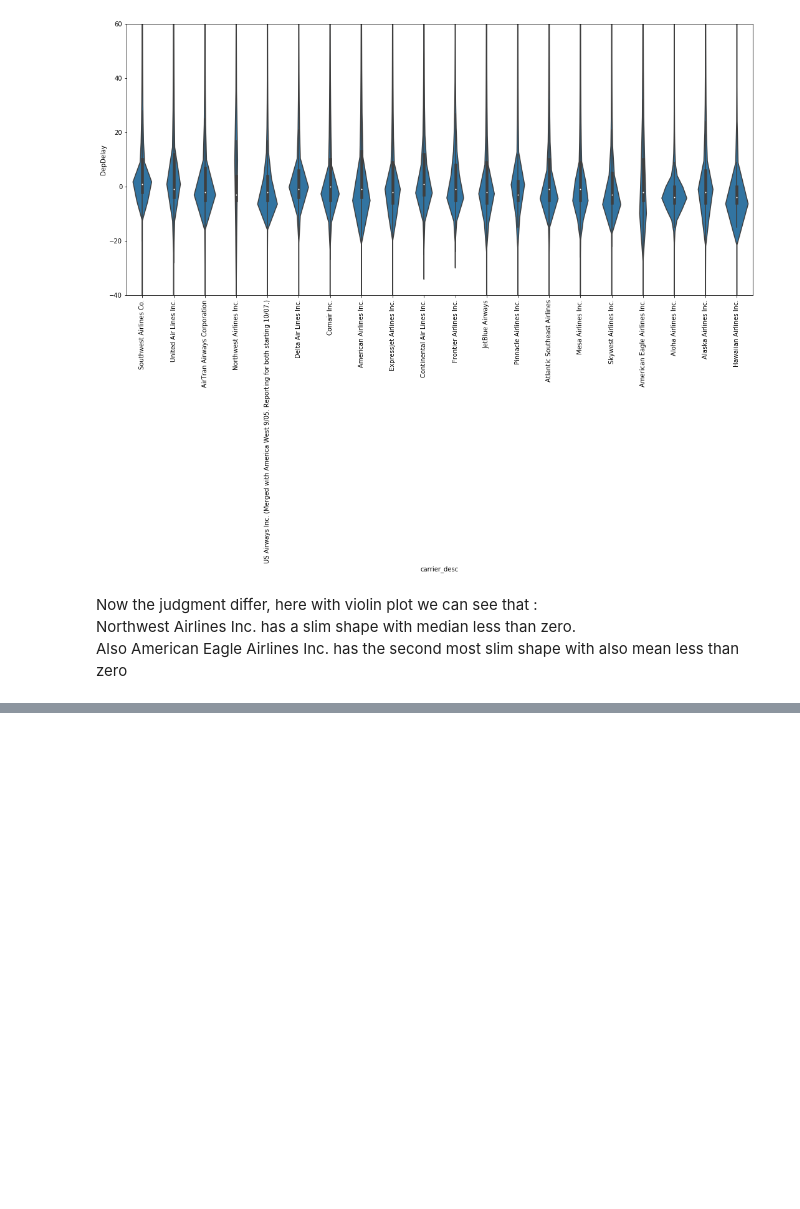
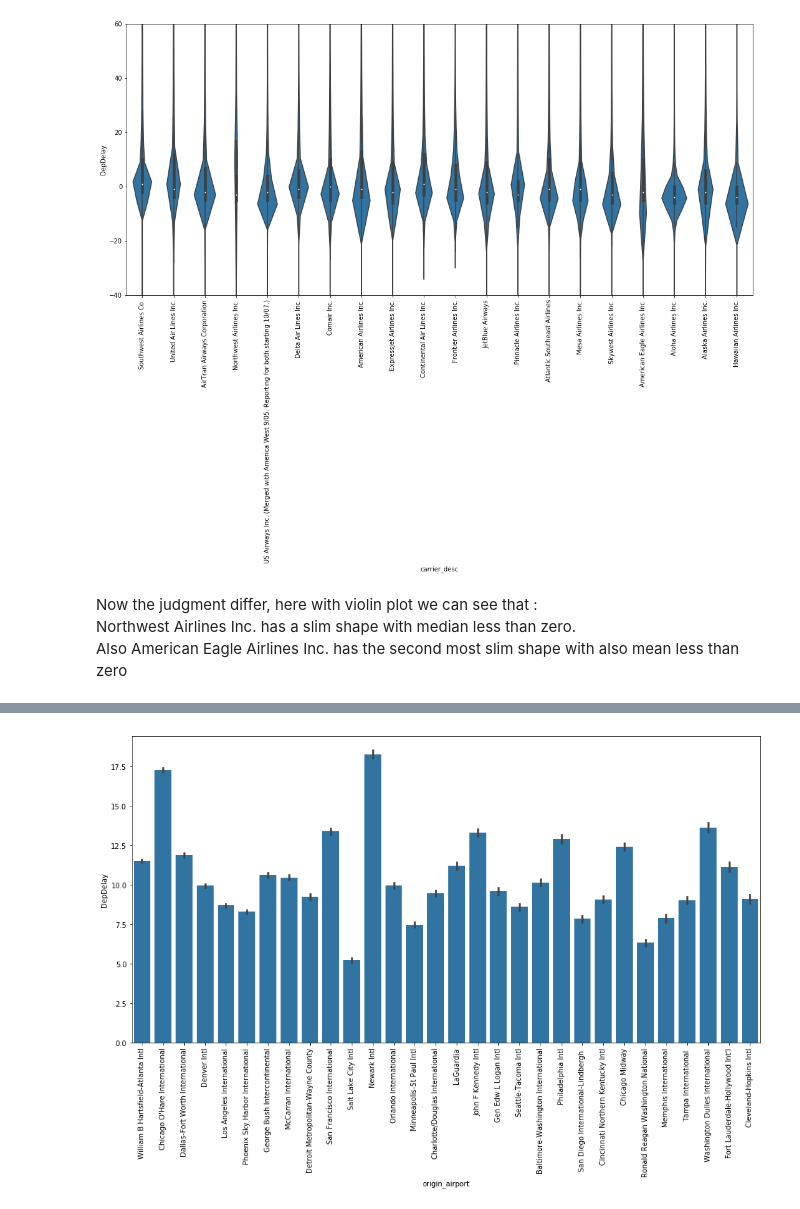
Before and after one commit to iRaied/UDACITY_Project_5.2_Flights, a Jupyter notebook: Flights.ipynb, the cells around one changed output, grey strips where cells are left out. Saved outputs shown, nothing was run; the diff lists cells and outputs as text; code cells hidden in the pictures; blank space fills up the shorter version.

Commit message:
finish Bivariate Plot

```diff
--- a/Flights.ipynb
+++ b/Flights.ipynb
@@ -1010,0 +1034,11 @@ Name: DepDelay, dtype: float64
+# %%
+# Plot origin_airport vs. DepDelay
+
+plt.figure(figsize = (16, 8))
+color_palette = sb.color_palette()[0]
+sb.barplot(data = df_2008_clean, x = 'origin_airport', y = 'DepDelay', color = color_palette, order = origin_order2);
+#plt.yticks([0, 5e4, 10e4, 15e4, 20e4, 25e4, 30e4, 35e4, 40e4], ['0' ,'50k' ,'100k' ,'150k' ,'200k' ,'250k', '300k',
+#                                                                '350k', '400k']);
+plt.xticks(rotation = 90);
+# %% [output]
+[figure, added]
```
Also changed, not shown: parts of 8 cells of this notebook.
